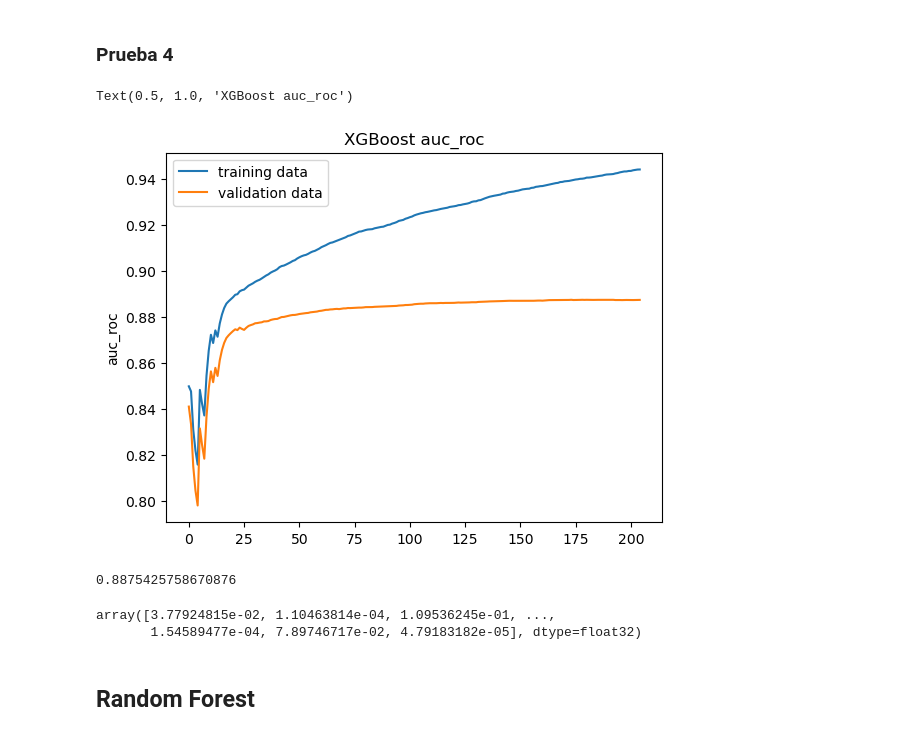
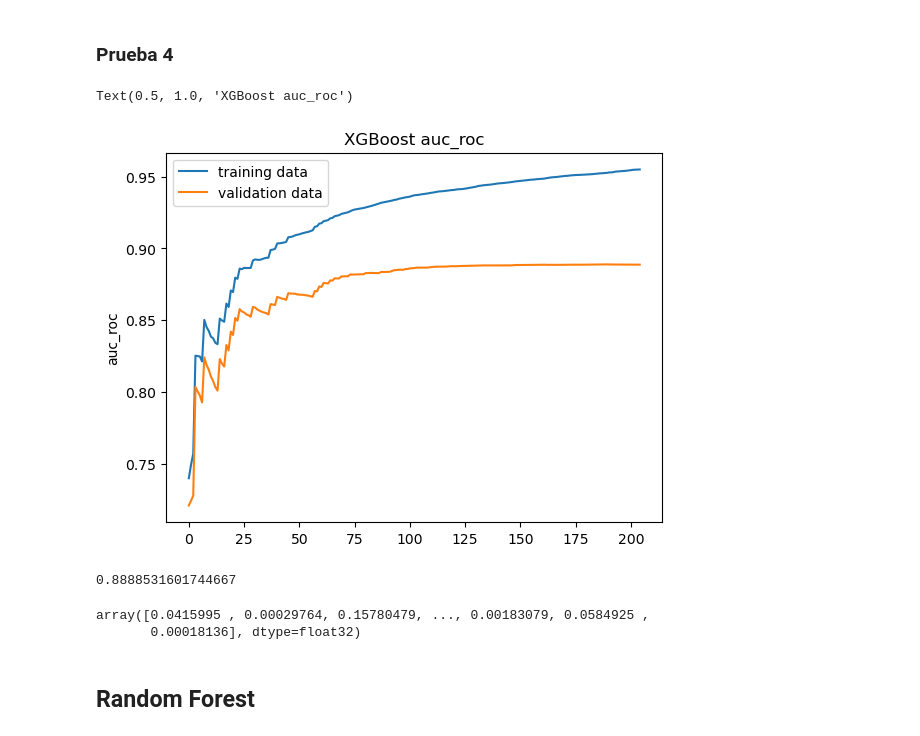
Before and after one commit to azulnogueraa/Prediccion_de_Conversion_IA, a Jupyter notebook: analisis.ipynb, the cells around one changed output. Cells and saved outputs as stored; diff of their text form; code cells hidden in the pictures.

```diff
--- a/analisis.ipynb
+++ b/analisis.ipynb
@@ -378,0 +390,2 @@ Notamos una gran correlación por lo que dejaremos la variable *main_picture* co
+# %%
+df = df.drop(['main_picture'], axis=1)
@@ -587 +612,7 @@ En el resto de variables categoricas se evalua que tipo de encoding es el mas ef
+# %%
+# Definir las columnas a las que se aplicará One-Hot Encoding
+columns_to_OHE = ['listing_type_id', 'logistic_type', 'platform', 'is_pdp']
+
+# Aplicar One-Hot Encoding a las columnas especificadas
+df = pd.get_dummies(df, columns=columns_to_OHE, prefix=columns_to_OHE)
 # %%
@@ -946,42 +978,42 @@ plt.show()
 # %% [markdown]
 ### Prueba 4
 # %%
-xgb1_fijo = xgb.XGBClassifier(
+xgb_bp = xgb.XGBClassifier(
     objective = 'binary:logistic',
     random_state = 41,
-    n_jobs=-1,
-    colsample_bytree = 0.6132378121429716,
+    n_jobs=7,
+    colsample_bytree = 0.1664474589125239,
     learning_rate = 0.1,
-    max_depth =7,
-    min_child_weight = 3,
-    n_estimators= 515,
-    subsample= 0.8452823549192477
+    max_depth = 8,
+    min_child_weight = 2,
+    n_estimators= 1000,
+    subsample= 0.9278123360964413
 )
 # %%
 %%capture
-xgb1_fijo.fit(X_train, y_train, early_stopping_rounds=15, eval_set=[(X_train, y_train), (X_val, y_val)], eval_metric='auc', verbose=True)
+xgb_bp.fit(X_train, y_train, early_stopping_rounds=15, eval_set=[(X_train, y_train), (X_val, y_val)], eval_metric='auc', verbose=True)
 # %%
-train_history = xgb1_fijo.evals_result()
+train_history = xgb_bp.evals_result()
 epochs = len(train_history['validation_0']['auc'])
 iterations = range(0, epochs)
 plt.plot(iterations, train_history["validation_0"]["auc"], label="training data")
 plt.plot(iterations, train_history["validation_1"]["auc"], label="validation data")
 plt.legend()
 pyplot.ylabel('auc_roc')
 pyplot.title('XGBoost auc_roc')
 # %% [output]
 Text(0.5, 1.0, 'XGBoost auc_roc')
-[figure, old version]
+[figure, new version]
 # %%
-xgb1_fijo.best_score
+xgb_bp.best_score
 # %% [output]
-0.8875425758670876
+0.8888531601744667
 # %%
 # Predict on the evaluation set
-y_pred_4 = xgb1_fijo.predict_proba(X_test)[:,1]
-y_pred_4
+y_pred_bp = xgb_bp.predict_proba(X_test)[:,1]
+y_pred_bp
 # %% [output]
-array([3.77924815e-02, 1.10463814e-04, 1.09536245e-01, ...,
-       1.54589477e-04, 7.89746717e-02, 4.79183182e-05], dtype=float32)
+array([0.0415995 , 0.00029764, 0.15780479, ..., 0.00183079, 0.0584925 ,
+       0.00018136], dtype=float32)
 # %%
 # Make the submission file
```
Also changed, not shown: parts of 19 cells of this notebook.
